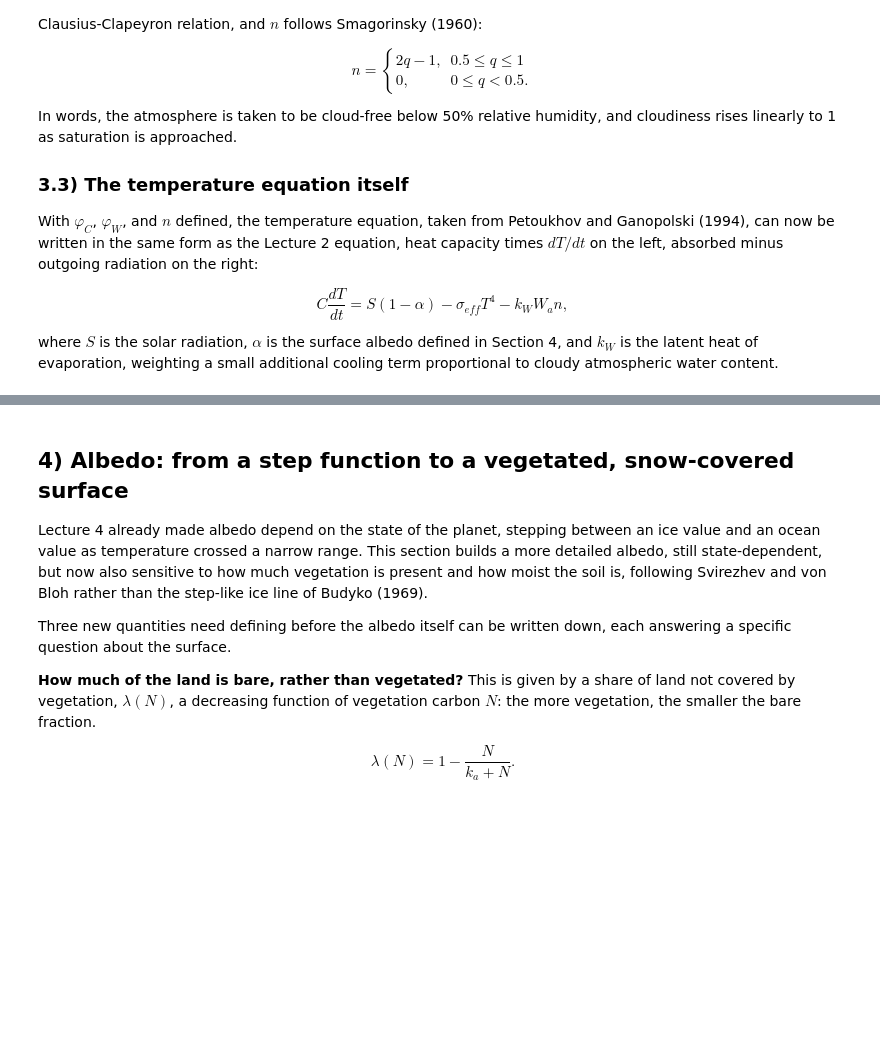
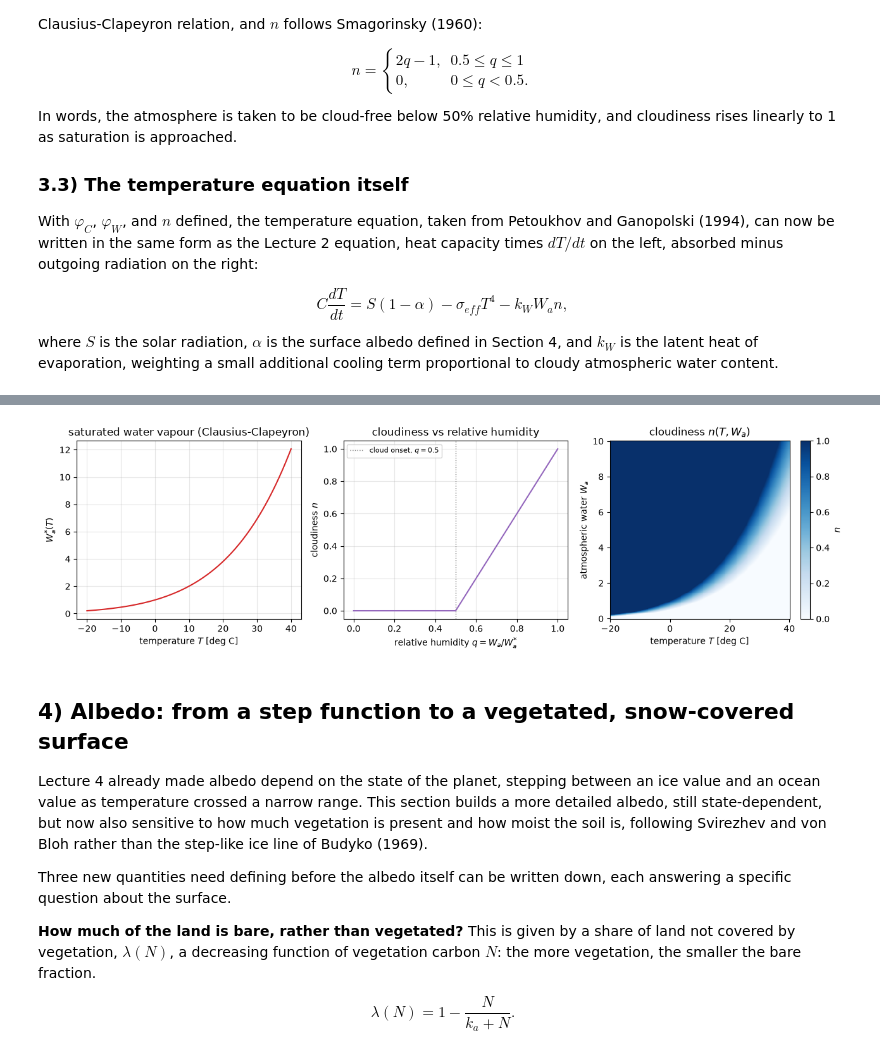
Before and after one commit to drvivekhydro/hydroclimatology, a Jupyter notebook: lecture-04-climate-vegetation-hydrology.ipynb, the cells around one changed output, grey strips where cells are left out. Drawn from its saved outputs; the diff is of its cells as text; code cells hidden in the pictures; blank space fills up the shorter version.

```diff
--- a/lecture-04-climate-vegetation-hydrology.ipynb
+++ b/lecture-04-climate-vegetation-hydrology.ipynb
@@ -108,3 +169,39 @@ def cloudiness(T, Wa):
+# %%
+T_axis = np.linspace(-20.0, 40.0, 300)    # temperature, deg C
+q_axis = np.linspace(0.0, 1.0, 300)       # relative humidity
+
+fig, axes = plt.subplots(1, 3, figsize=(13, 3.8))
+
+# saturated water-vapour concentration (Clausius-Clapeyron)
+axes[0].plot(T_axis, Wa_sat(T_axis), color="tab:red")
+axes[0].set_xlabel("temperature $T$ [deg C]")
+axes[0].set_ylabel(r"$W_a^{*}(T)$")
+axes[0].set_title("saturated water vapour (Clausius-Clapeyron)")
+
+# cloudiness as a function of relative humidity
+axes[1].plot(q_axis, np.clip(2.0 * q_axis - 1.0, 0.0, 1.0), color="tab:purple")
+axes[1].axvline(0.5, ls=":", color="grey", lw=1, label="cloud onset, $q = 0.5$")
+axes[1].set_xlabel(r"relative humidity $q = W_a / W_a^{*}$")
+axes[1].set_ylabel("cloudiness $n$")
+axes[1].set_title("cloudiness vs relative humidity")
+axes[1].legend(fontsize=8)
+
+# cloudiness over the (T, Wa) plane
+Wa_axis = np.linspace(0.0, 10.0, 300)
+TT, WW = np.meshgrid(T_axis, Wa_axis)
+n_field = cloudiness(TT, WW)
+pc = axes[2].pcolormesh(T_axis, Wa_axis, n_field, shading="auto",
+                        cmap="Blues", vmin=0.0, vmax=1.0)
+axes[2].set_xlabel("temperature $T$ [deg C]")
+axes[2].set_ylabel("atmospheric water $W_a$")
+axes[2].set_title(r"cloudiness $n(T, W_a)$")
+fig.colorbar(pc, ax=axes[2], label="$n$")
+
+for ax in axes[:2]:
+    ax.grid(alpha=0.3)
+fig.tight_layout()
+# %% [output]
+[figure, added]
 # %% [markdown]
 ## 4) Albedo: from a step function to a vegetated, snow-covered surface
 
```
Also changed, not shown: parts of 6 cells of this notebook.
